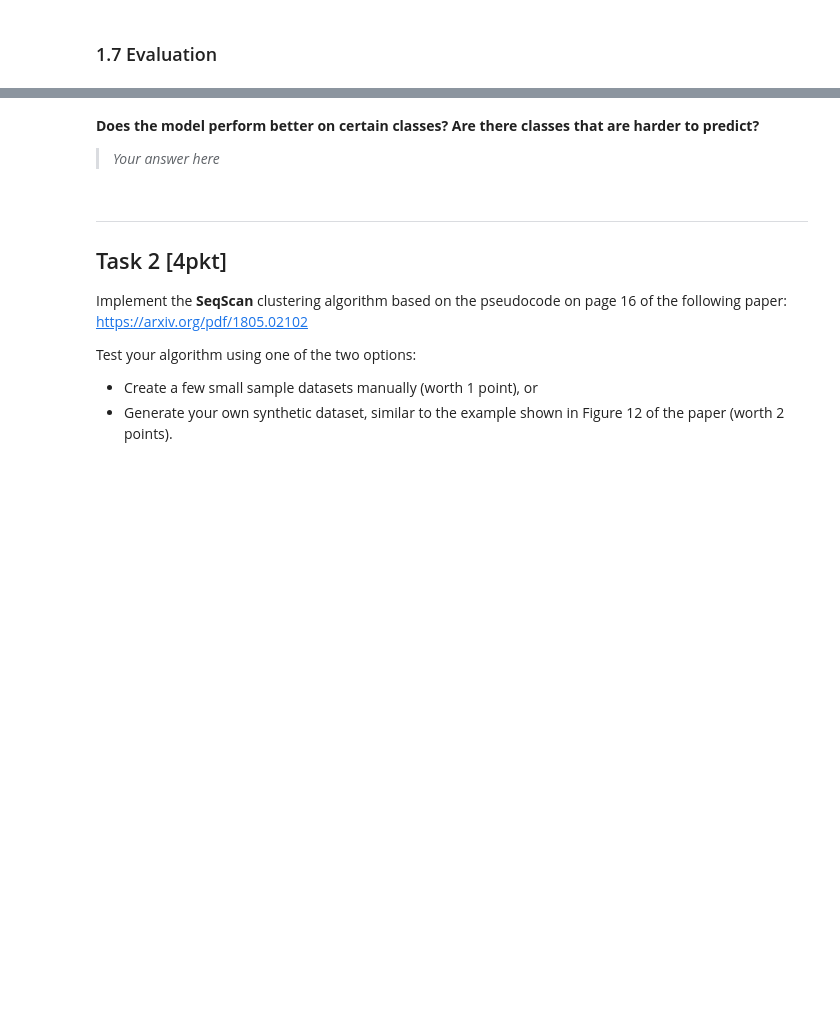
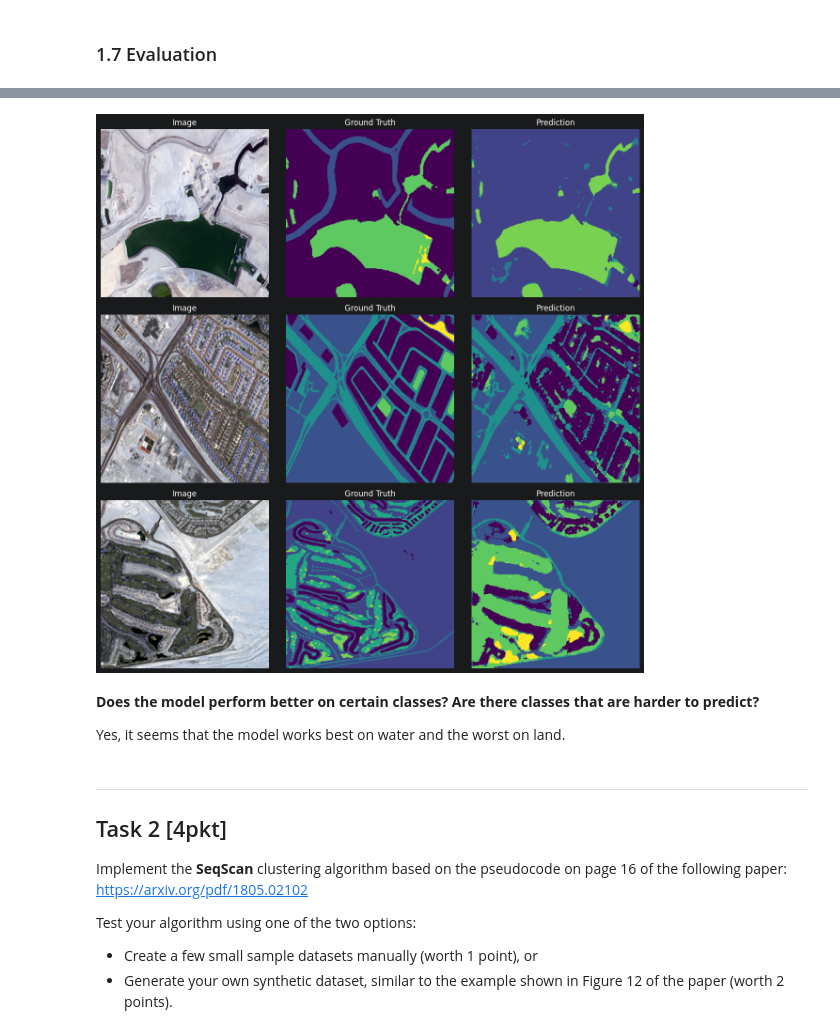
Before and after one commit to rektyyy/Artificial-Intelligence, a Jupyter notebook: Semester2/AdvancedDataMining/9/Assignment9.ipynb, the cells around one changed output, grey strips where cells are left out. Saved outputs shown, nothing was run; the diff lists cells and outputs as text; code cells hidden in the pictures; blank space fills up the shorter version.

```diff
--- a/Semester2/AdvancedDataMining/9/Assignment9.ipynb
+++ b/Semester2/AdvancedDataMining/9/Assignment9.ipynb
@@ -359,28 +410,29 @@ plt.show()
 # %%
-# Qualitative evaluation: show predictions vs ground truth
 model.eval()
 imgs_b, masks_b = next(iter(val_loader))
 with torch.no_grad():
     preds_b = model(imgs_b.to(DEVICE)).argmax(dim=1).cpu()
 
 n_show = 3
 fig, axes = plt.subplots(n_show, 3, figsize=(12, 4 * n_show))
 for i in range(n_show):
     axes[i, 0].imshow(imgs_b[i].permute(1, 2, 0).numpy())
     axes[i, 0].set_title("Image")
     axes[i, 0].axis("off")
-    axes[i, 1].imshow(masks_b[i].numpy(), cmap="tab10", vmin=0, vmax=NUM_CLASSES - 1)
+    axes[i, 1].imshow(masks_b[i].numpy())
     axes[i, 1].set_title("Ground Truth")
     axes[i, 1].axis("off")
-    axes[i, 2].imshow(preds_b[i].numpy(), cmap="tab10", vmin=0, vmax=NUM_CLASSES - 1)
+    axes[i, 2].imshow(preds_b[i].numpy())
     axes[i, 2].set_title("Prediction")
     axes[i, 2].axis("off")
 plt.tight_layout()
 plt.show()
+# %% [output]
+[figure, added]
 # %% [markdown]
 **Does the model perform better on certain classes? Are there classes that are harder to predict?**
 
-> *Your answer here*
+Yes, it seems that the model works best on water and the worst on land.
 # %% [markdown]
 ---
 ## Task 2 [4pkt]
```
Also changed, not shown: parts of 23 cells of this notebook, 1 other file.
